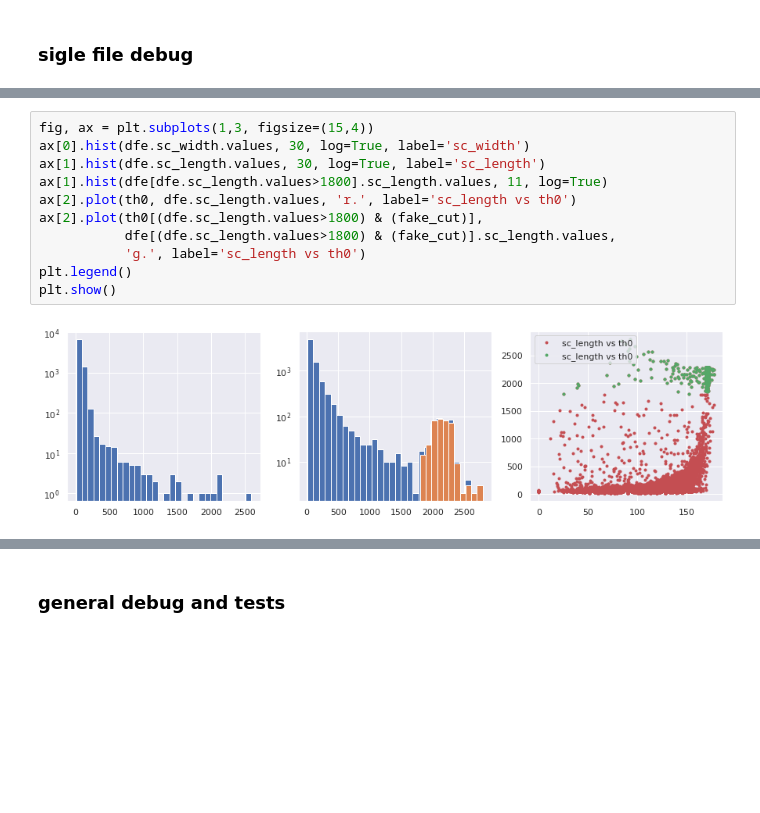
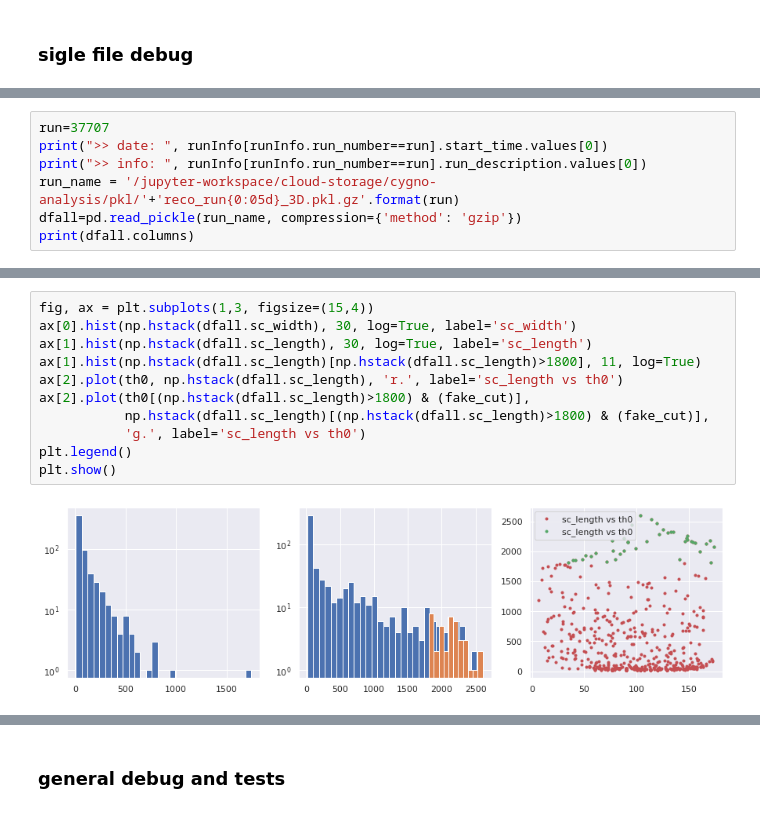
Before and after one commit to gmazzitelli/cygno_cloud, a Jupyter notebook: sunPosition.ipynb, the cells around one changed output, grey strips where cells are left out. Drawn from its saved outputs; the diff is of its cells as text; blank space fills up the shorter version.

```diff
--- a/sunPosition.ipynb
+++ b/sunPosition.ipynb
@@ -511,0 +496,7 @@ Index(['sc_size', 'sc_nhits', 'sc_integral', 'sc_corrintegral', 'sc_rms',
+# %%
+run=37707
+print(">> date: ", runInfo[runInfo.run_number==run].start_time.values[0])
+print(">> info: ", runInfo[runInfo.run_number==run].run_description.values[0])
+run_name = '/jupyter-workspace/cloud-storage/cygno-analysis/pkl/'+'reco_run{0:05d}_3D.pkl.gz'.format(run)
+dfall=pd.read_pickle(run_name, compression={'method': 'gzip'})
+print(dfall.columns)
@@ -538,16 +579,16 @@ tht2 = 360*np.arctan2((dfe[fake_cut & (dfe.sc_length.values>1700)].sc_ymax.value
 # %%
 fig, ax = plt.subplots(1,3, figsize=(15,4))
-ax[0].hist(dfe.sc_width.values, 30, log=True, label='sc_width')
-ax[1].hist(dfe.sc_length.values, 30, log=True, label='sc_length')
-ax[1].hist(dfe[dfe.sc_length.values>1800].sc_length.values, 11, log=True)
-ax[2].plot(th0, dfe.sc_length.values, 'r.', label='sc_length vs th0')
-ax[2].plot(th0[(dfe.sc_length.values>1800) & (fake_cut)],
-           dfe[(dfe.sc_length.values>1800) & (fake_cut)].sc_length.values,
+ax[0].hist(np.hstack(dfall.sc_width), 30, log=True, label='sc_width')
+ax[1].hist(np.hstack(dfall.sc_length), 30, log=True, label='sc_length')
+ax[1].hist(np.hstack(dfall.sc_length)[np.hstack(dfall.sc_length)>1800], 11, log=True)
+ax[2].plot(th0, np.hstack(dfall.sc_length), 'r.', label='sc_length vs th0')
+ax[2].plot(th0[(np.hstack(dfall.sc_length)>1800) & (fake_cut)],
+           np.hstack(dfall.sc_length)[(np.hstack(dfall.sc_length)>1800) & (fake_cut)],
            'g.', label='sc_length vs th0')
 plt.legend()
 plt.show()
 # %% [output]
-[figure, old version]
+[figure, new version]
 # %%
 plt.hist(th0,bins=18,range=(0,180))
 plt.hist(thf,bins=18,range=(0,180))
```
Also changed, not shown: parts of 59 cells of this notebook, 9 other files.
